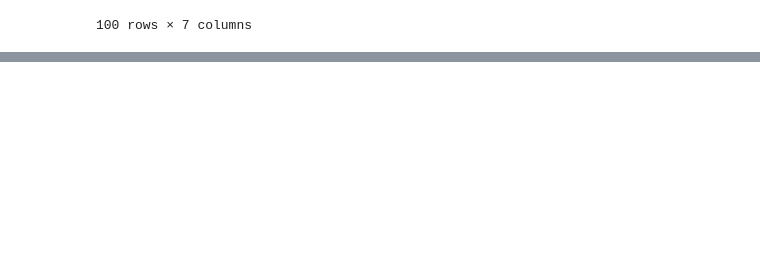
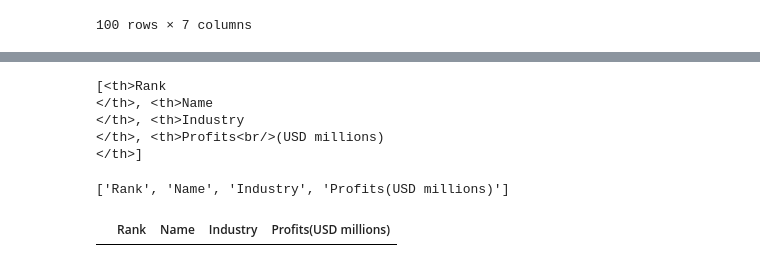
Before and after one commit to drashtiiamin/Web-Scrapping, a Jupyter notebook: Scraping Data from Real website + Pandas.ipynb, the cells around one changed output, grey strips where cells are left out. Saved outputs shown, nothing was run; the diff lists cells and outputs as text; code cells hidden in the pictures; blank space fills up the shorter version.

```diff
--- a/Scraping Data from Real website + Pandas.ipynb
+++ b/Scraping Data from Real website + Pandas.ipynb
@@ -108,0 +173,3 @@ df.to_csv(r'/Users/drashtiamin/Desktop/DA Projects/companies.csv',index=False)
+# %%
+table3 = soup.find_all('table')[3]
+print(table3)
@@ -108,0 +194,19 @@ df.to_csv(r'/Users/drashtiamin/Desktop/DA Projects/companies.csv',index=False)
+# %%
+header3 = table3.find_all('th')
+print(header3)
+# %% [output]
+[<th>Rank
+</th>, <th>Name
+</th>, <th>Industry
+</th>, <th>Profits<br/>(USD millions)
+</th>]
+# %%
+header_name3 = [header_title3.text.strip() for header_title3 in header3]
+print(header_name3)
+# %% [output]
+['Rank', 'Name', 'Industry', 'Profits(USD millions)']
+# %%
+df3 = pd.DataFrame(columns = header_name3)
+df3
+# %% [output]
+|  | Rank | Name | Industry | Profits(USD millions) |
```
Also changed, not shown: parts of 9 cells of this notebook, 2 other files.
